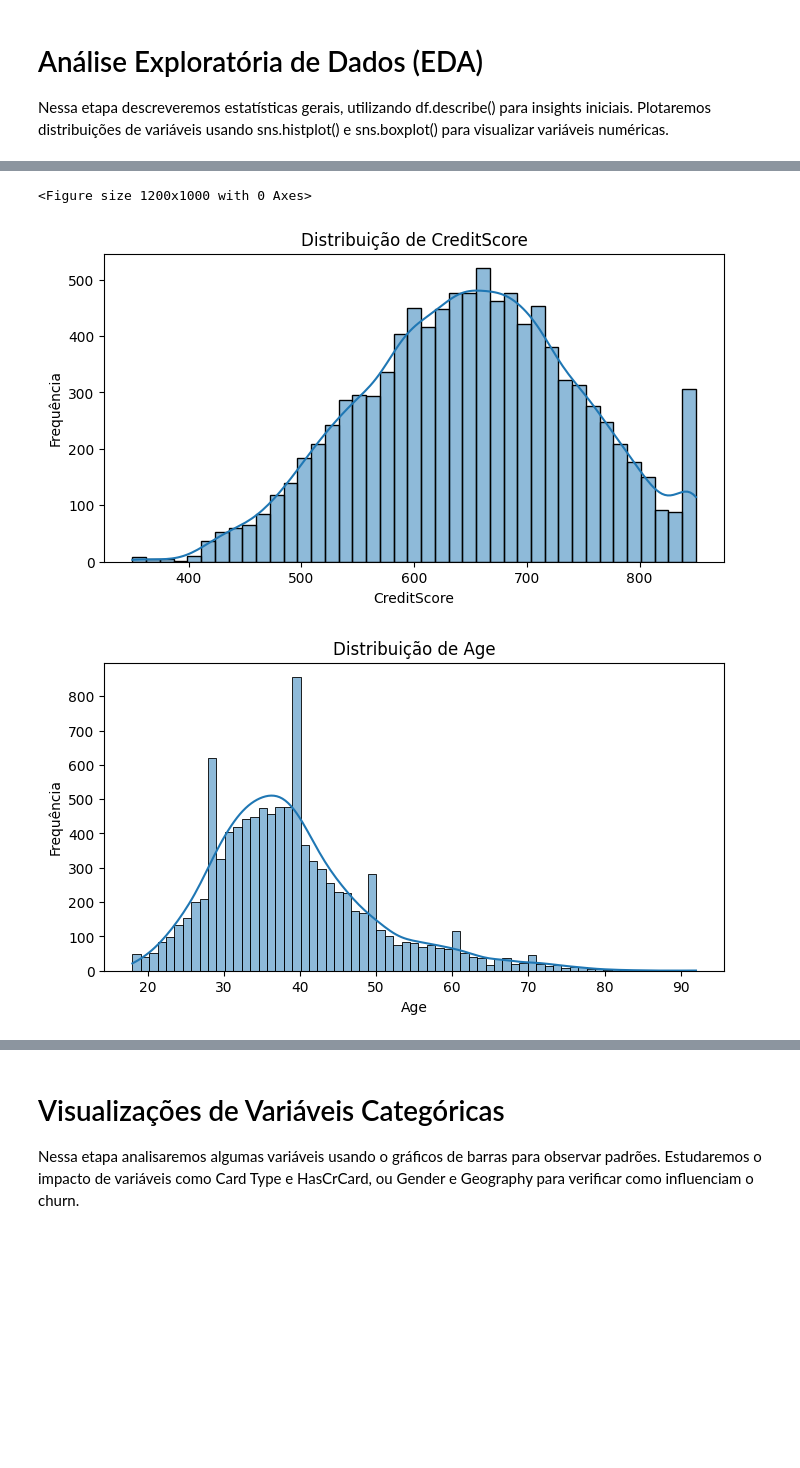
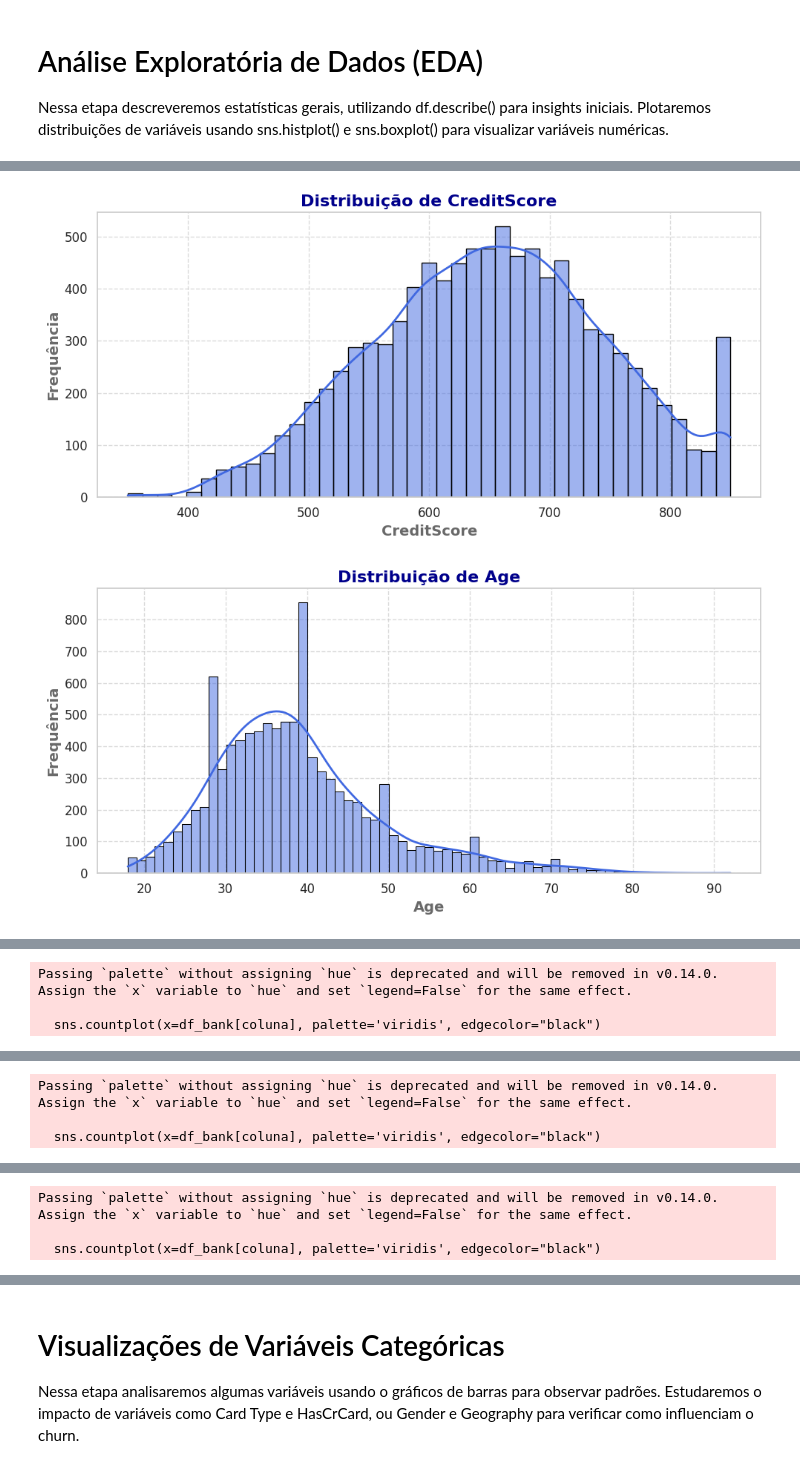
Before and after one commit to GabrielNFR/AnaliseChurnBanco, a Jupyter notebook: main.ipynb, the cells around one changed output, grey strips where cells are left out. Saved outputs shown, nothing was run; the diff lists cells and outputs as text; code cells hidden in the pictures; blank space fills up the shorter version.

Commit message:
Add files via upload
Aprimoramentos de gráficos existentes e elaboração de novas etapas.

```diff
--- a/main.ipynb
+++ b/main.ipynb
@@ -86,42 +86,59 @@ df_bank.describe()
 # %%
 # Criando uma listas com as colunas numéricas
 colunas_numericas1 = [
     'CreditScore', 'Age', 'EstimatedSalary',
 ]
 
 colunas_numericas2 = [
     'Tenure', 'NumOfProducts', 'Satisfaction Score'
 ]
 
-plt.figure(figsize=(12, 10))
+# Configuração de estilo geral para todos os gráficos
+sns.set_style("whitegrid")
+sns.set_palette("coolwarm")
+plt.rcParams.update({
+    'axes.titlesize': 16,
+    'axes.titleweight': 'bold',
+    'axes.labelsize': 14,
+    'axes.labelweight': 'bold',
+    'xtick.labelsize': 12,
+    'ytick.labelsize': 12,
+    'axes.titlecolor': 'darkblue',
+    'axes.labelcolor': 'dimgray'
+})
 
-# Plotando cada variável da lista 1 individualmente.
+# Plotando cada variável da lista 1
 for coluna in colunas_numericas1:
-    plt.figure(figsize=(8, 4))
-    sns.histplot(df_bank[coluna], kde=True)
+    plt.figure(figsize=(10, 5))
+    sns.histplot(df_bank[coluna], kde=True, color='royalblue', edgecolor="black", line_kws={'linewidth': 2})
     plt.title(f'Distribuição de {coluna}')
     plt.xlabel(coluna)
     plt.ylabel('Frequência')
+    plt.grid(True, linestyle='--', alpha=0.7)
+    plt.tight_layout()
     plt.show()
 
-# Plotando cada varíavel da lista 2 individualmente
+# Plotando cada variável da lista 2
 for coluna in colunas_numericas2:
-    plt.figure(figsize=(8, 4))
-    sns.countplot(x=df_bank[coluna])
+    plt.figure(figsize=(10, 5))
+    sns.countplot(x=df_bank[coluna], palette='viridis', edgecolor="black")
     plt.title(f'Distribuição de {coluna}')
     plt.xlabel(coluna)
     plt.ylabel('Frequência')
+    plt.xticks(rotation=45, ha='right')
+    plt.grid(axis='y', linestyle='--', alpha=0.7)
+    plt.tight_layout()
     plt.show()
 
-# Plotando a varíavel Balance individualmente
-plt.figure(figsize=(10,6))
-sns.boxplot(x=df_bank['Balance'], color='lightgreen')
-plt.title('Distribuição de Balance', fontsize=16, weight='bold', color='darkgreen')
-plt.xlabel('Balance', fontsize=14, weight='bold', color='gray')
-plt.ylabel('Valor', fontsize=14, weight='bold', color='gray')
+# Plotando a variável Balance
+plt.figure(figsize=(12, 7))
+sns.boxplot(x=df_bank['Balance'], color='palegreen', linewidth=2, fliersize=3, whis=1.5)
+plt.title('Distribuição de Balance', fontsize=18, weight='bold', color='forestgreen')
+plt.xlabel('Balance', fontsize=15, weight='bold', color='dimgray')
+plt.ylabel('Valor', fontsize=15, weight='bold', color='dimgray')
 plt.grid(True, linestyle='--', alpha=0.6)
+plt.tight_layout()
 plt.show()
 # %% [output]
-<Figure size 1200x1000 with 0 Axes>
-[figure, old version]
+[figure, new version]
-[figure, old version]
+[figure, new version]
@@ -128,0 +146,3 @@ plt.show()
+Passing `palette` without assigning `hue` is deprecated and will be removed in v0.14.0. Assign the `x` variable to `hue` and set `legend=False` for the same effect.
+
+  sns.countplot(x=df_bank[coluna], palette='viridis', edgecolor="black")
@@ -129,0 +150,3 @@ plt.show()
+Passing `palette` without assigning `hue` is deprecated and will be removed in v0.14.0. Assign the `x` variable to `hue` and set `legend=False` for the same effect.
+
+  sns.countplot(x=df_bank[coluna], palette='viridis', edgecolor="black")
@@ -130,0 +154,3 @@ plt.show()
+Passing `palette` without assigning `hue` is deprecated and will be removed in v0.14.0. Assign the `x` variable to `hue` and set `legend=False` for the same effect.
+
+  sns.countplot(x=df_bank[coluna], palette='viridis', edgecolor="black")
```
Also changed, not shown: parts of 9 cells of this notebook.
